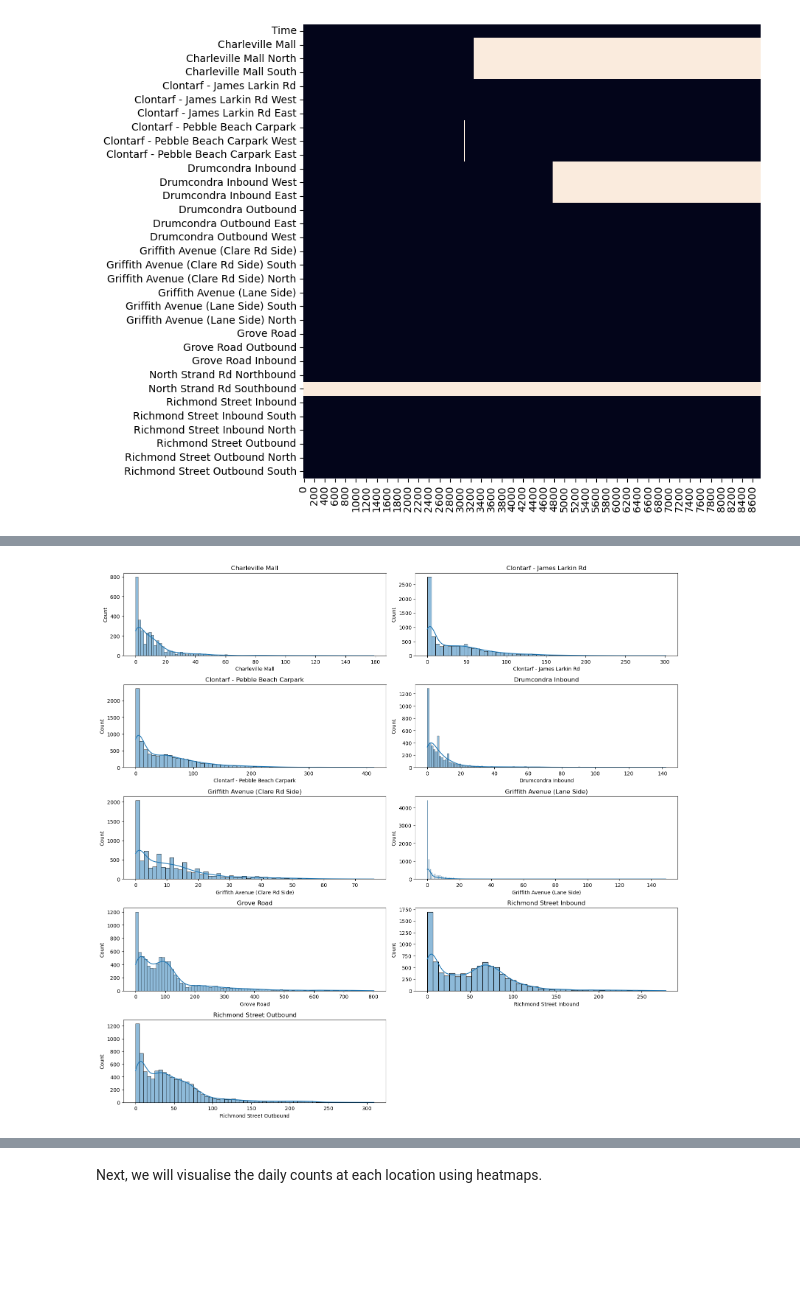
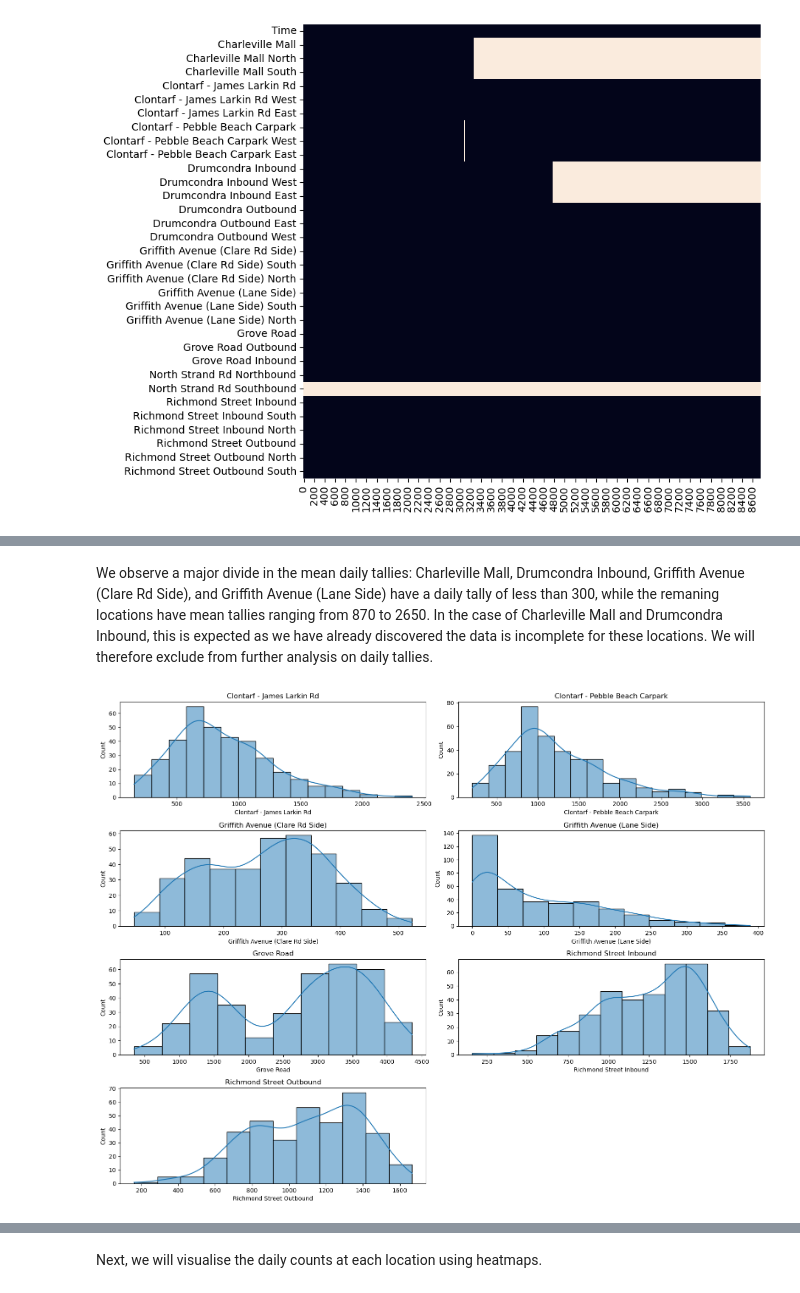
Before and after one commit to markmccrystall/cyclists, a Jupyter notebook: dublin_cycle.ipynb, the cells around one changed output, grey strips where cells are left out. Saved outputs shown, nothing was run; the diff lists cells and outputs as text; code cells hidden in the pictures; blank space fills up the shorter version.

Commit message:
Updated Jupyter notebook with new analysis

```diff
--- a/dublin_cycle.ipynb
+++ b/dublin_cycle.ipynb
@@ -64,16 +64,8 @@ plt.show()
 # %%
 # Convert 'Time' to datetime
 df['Time'] = pd.to_datetime(df['Time'], format='%d/%m/%Y %H:%M')
-
-# Extract useful time-based features
-df['year'] = df['Time'].dt.year
-df['month'] = df['Time'].dt.month
-df['day'] = df['Time'].dt.day
-df['day_of_week'] = df['Time'].dt.dayofweek  # 0=Monday, 6=Sunday
-df['is_weekend'] = df['day_of_week'].apply(lambda x: 1 if x >= 5 else 0)
-df['hour'] = df['Time'].dt.hour
 # %%
-df_short = df[['Time', 'hour', 'day', 'month', 'day_of_week', 'is_weekend', 'Charleville Mall', 'Clontarf - James Larkin Rd',
+df_short = df[['Time', 'Charleville Mall', 'Clontarf - James Larkin Rd',
                'Clontarf - Pebble Beach Carpark', 'Drumcondra Inbound', 'Drumcondra Outbound', 'Griffith Avenue (Clare Rd Side)',
                'Griffith Avenue (Lane Side)', 'Grove Road', 'North Strand Rd Northbound', 'Richmond Street Inbound', 'Richmond Street Outbound']]
 # %%
@@ -103,0 +98,9 @@ df_short = df_short.drop(columns=['Drumcondra Outbound', 'North Strand Rd Northb
+# %%
+daily_data = (
+    df_short.groupby(df_short["Time"].dt.date)
+    .sum(numeric_only=True)
+    .reset_index()
+)
+
+daily_data.rename(columns={"Time":"Date"}, inplace=True)
+daily_data.head()
@@ -104,14 +126,18 @@ df_short = df_short.drop(columns=['Drumcondra Outbound', 'North Strand Rd Northb
+# %% [markdown]
+We observe a major divide in the mean daily tallies: Charleville Mall, Drumcondra Inbound, Griffith Avenue (Clare Rd Side), and Griffith Avenue (Lane Side) have a daily tally of less than 300, while the remaning locations have mean tallies ranging from 870 to 2650. In the case of Charleville Mall and Drumcondra Inbound, this is expected as we have already discovered the data is incomplete for these locations. We will therefore exclude from further analysis on daily tallies.
+# %%
+daily_data = daily_data.drop(columns=["Charleville Mall", "Drumcondra Inbound"])
 # %%
-locations = df_short.columns[6:] # Select the tally columns
+locations = daily_data.columns[1:] # Select the tally columns
 
 plt.figure(figsize=(16, len(locations) * 3)) # Prepare figure size
 
 for idx, loc in enumerate(locations, 1):
     plt.subplot(len(locations), 2, idx)
-    sns.histplot(df_short[loc], kde=True)
+    sns.histplot(daily_data[loc], kde=True)
     plt.title(loc)
 
 plt.tight_layout()
 plt.show()
 # %% [output]
-[figure, old version]
+[figure, new version]
```
Also changed, not shown: parts of 28 cells of this notebook.
